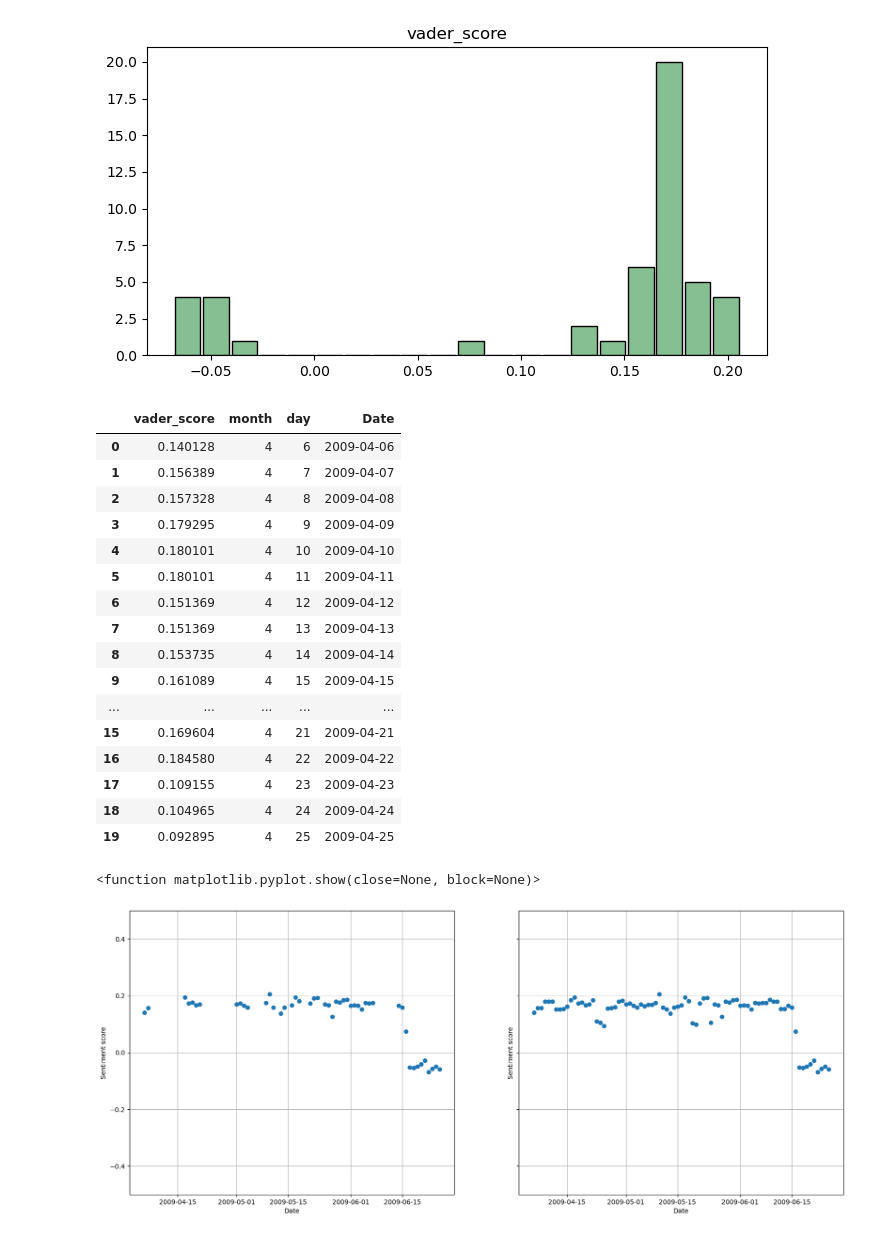
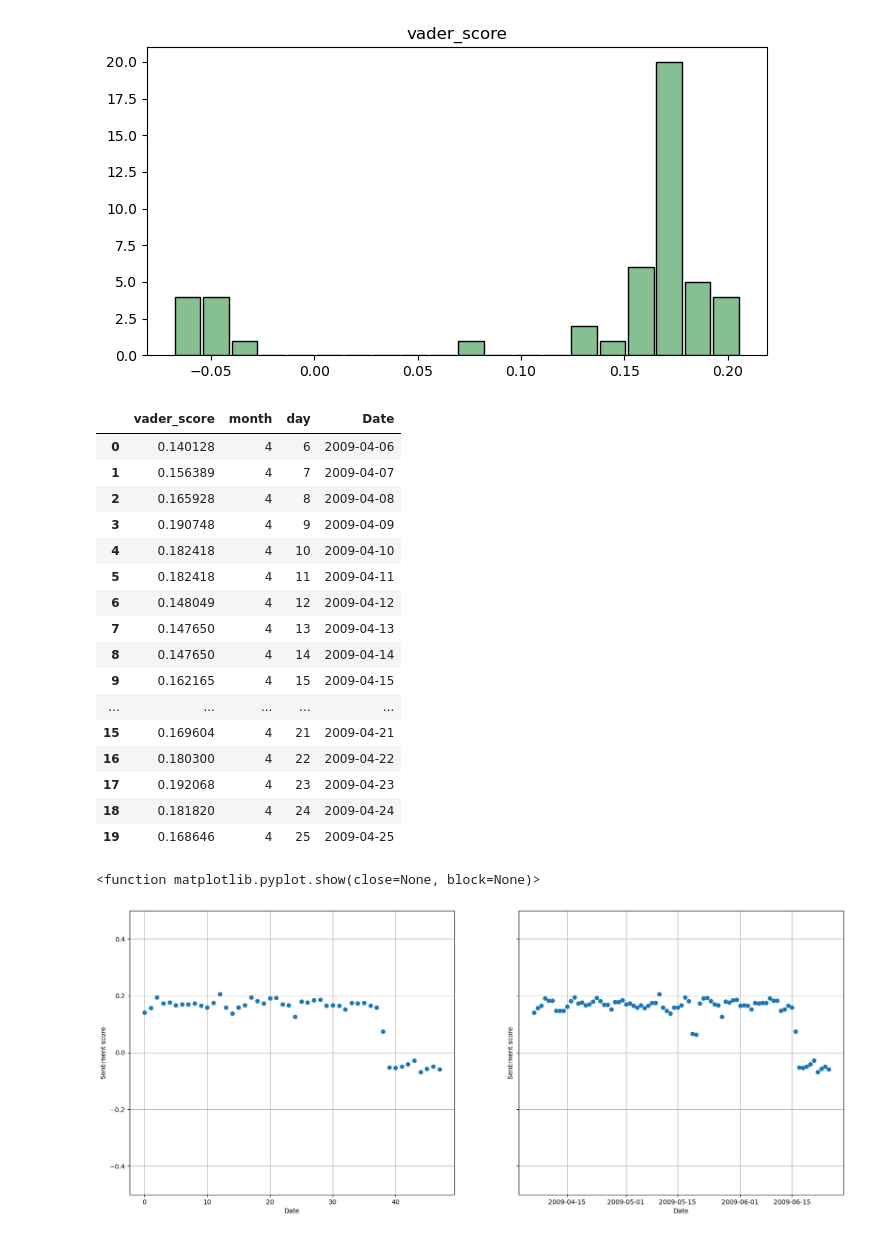
Before and after one commit to coharaCNJ/M.Sc.-Data-Analytics-Semester-2-CA2, a Jupyter notebook: Sentiment_Analysis.ipynb, the cells around one changed output. Drawn from its saved outputs; the diff is of its cells as text; code cells hidden in the pictures.

```diff
--- a/Sentiment_Analysis.ipynb
+++ b/Sentiment_Analysis.ipynb
@@ -261,7 +302,8 @@ score_imputed
 # %%
+score_imputed.set_index('Date', inplace= True)
 score_imputed = score_imputed.reindex(all_dates)
 
-score_imputed = score_imputed.rename_axis('Date')
+#score_imputed = score_imputed.rename_axis('Date')
 Dates = score_imputed.index
 
 score_imputed.head(15)
@@ -329,7 +383,7 @@ ax = tweets_byday.hist(column='vader_score', edgecolor='black', figsize=(8,4), b
 # %% [output]
 [figure]
 # %%
-knn_imputer = KNNImputer(n_neighbors=3)
+knn_imputer = KNNImputer(n_neighbors=2)
 # %%
 score_imputed["vader_score"] = knn_imputer.fit_transform(score_imputed)
 # %%
@@ -340,36 +394,34 @@ score_imputed.head(20)
 |  | vader_score | month | day | Date |
 | 0 | 0.140128 | 4 | 6 | 2009-04-06 |
 | 1 | 0.156389 | 4 | 7 | 2009-04-07 |
-| 2 | 0.157328 | 4 | 8 | 2009-04-08 |
-| 3 | 0.179295 | 4 | 9 | 2009-04-09 |
-| 4 | 0.180101 | 4 | 10 | 2009-04-10 |
-| 5 | 0.180101 | 4 | 11 | 2009-04-11 |
-| 6 | 0.151369 | 4 | 12 | 2009-04-12 |
-| 7 | 0.151369 | 4 | 13 | 2009-04-13 |
-| 8 | 0.153735 | 4 | 14 | 2009-04-14 |
-| 9 | 0.161089 | 4 | 15 | 2009-04-15 |
+| 2 | 0.165928 | 4 | 8 | 2009-04-08 |
+| 3 | 0.190748 | 4 | 9 | 2009-04-09 |
+| 4 | 0.182418 | 4 | 10 | 2009-04-10 |
+| 5 | 0.182418 | 4 | 11 | 2009-04-11 |
+| 6 | 0.148049 | 4 | 12 | 2009-04-12 |
+| 7 | 0.147650 | 4 | 13 | 2009-04-13 |
+| 8 | 0.147650 | 4 | 14 | 2009-04-14 |
+| 9 | 0.162165 | 4 | 15 | 2009-04-15 |
 | ... | ... | ... | ... | ... |
 | 15 | 0.169604 | 4 | 21 | 2009-04-21 |
-| 16 | 0.184580 | 4 | 22 | 2009-04-22 |
-| 17 | 0.109155 | 4 | 23 | 2009-04-23 |
-| 18 | 0.104965 | 4 | 24 | 2009-04-24 |
-| 19 | 0.092895 | 4 | 25 | 2009-04-25 |
+| 16 | 0.180300 | 4 | 22 | 2009-04-22 |
+| 17 | 0.192068 | 4 | 23 | 2009-04-23 |
+| 18 | 0.181820 | 4 | 24 | 2009-04-24 |
+| 19 | 0.168646 | 4 | 25 | 2009-04-25 |
 # %%
-#plt.plot(score_imputed.index, score_imputed['vader_score'], linestyle="",marker="o")
-
 fig, axs = plt.subplots(1, 2, figsize=(20, 8), sharey = True)
 plt.ylim([-.5,.5])
 
-axs[0].plot(tweets_byday["Date"], tweets_byday['vader_score'], linestyle="",marker="o")
+axs[0].plot(tweets_byday.index, tweets_byday['vader_score'], linestyle="",marker="o")
 axs[0].grid()
 
 axs[1].plot(score_imputed["Date"], score_imputed['vader_score'], linestyle="",marker="o")
 axs[1].grid()
 
 for ax in axs.flat:
     ax.set(xlabel='Date', ylabel='Sentiment score')
 
 plt.show
 # %% [output]
 <function matplotlib.pyplot.show(close=None, block=None)>
-[figure, old version]
+[figure, new version]
```
Also changed, not shown: parts of 23 cells of this notebook, 2 other files.
